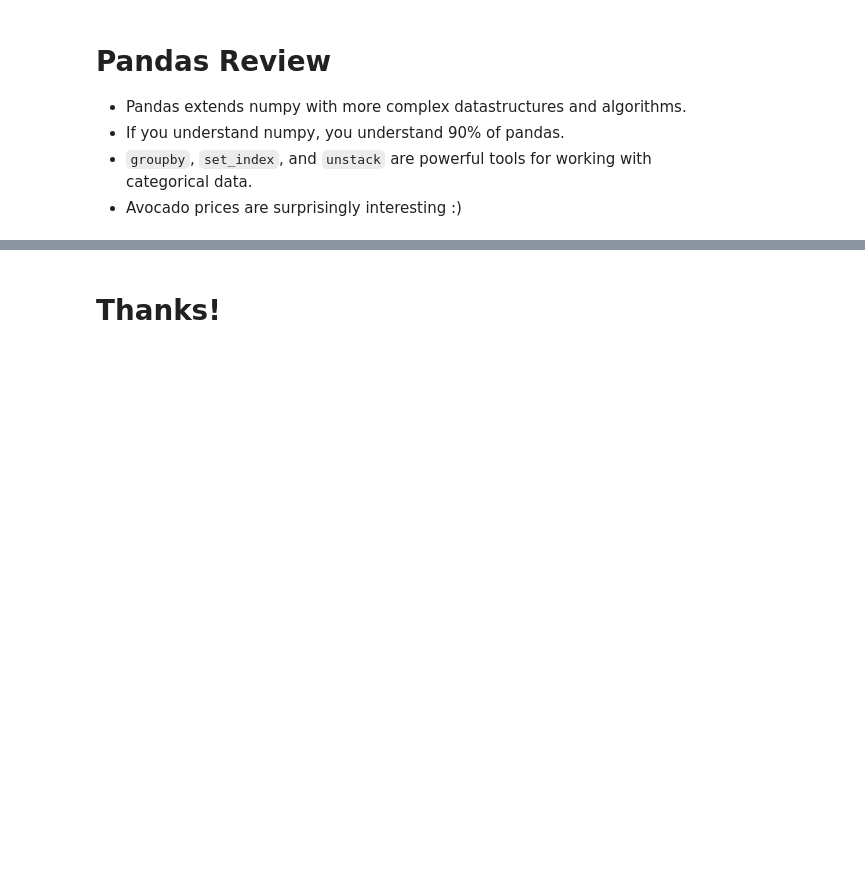
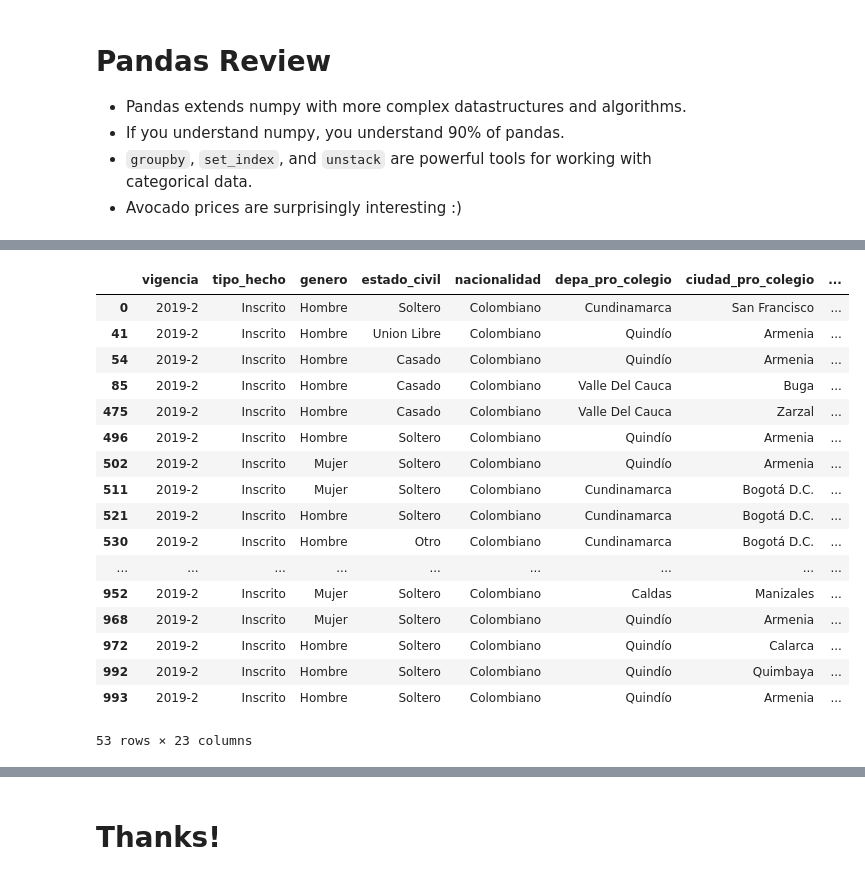
Before and after one commit to breynerciro/MetNumUN2024I, a Jupyter notebook: Lab2/bciro_Lab2.ipynb, the cells around one changed output, grey strips where cells are left out. Drawn from its saved outputs; the diff is of its cells as text; code cells hidden in the pictures; blank space fills up the shorter version.

```diff
--- a/Lab2/bciro_Lab2.ipynb
+++ b/Lab2/bciro_Lab2.ipynb
@@ -1889,0 +1914,22 @@ ax.set_xticklabels(ax.get_xticklabels(), rotation=45);
+# %%
+Ingenieros_de_Sistemas = df.loc[df['programa'] == 'Ing. de Sistemas y Computacion']
+display(Ingenieros_de_Sistemas)
+# %% [output]
+|  | vigencia | tipo_hecho | genero | estado_civil | nacionalidad | depa_pro_colegio | ciudad_pro_colegio | ... |
+| 0 | 2019-2 | Inscrito | Hombre | Soltero | Colombiano | Cundinamarca | San Francisco | ... |
+| 41 | 2019-2 | Inscrito | Hombre | Union Libre | Colombiano | Quindío | Armenia | ... |
+| 54 | 2019-2 | Inscrito | Hombre | Casado | Colombiano | Quindío | Armenia | ... |
+| 85 | 2019-2 | Inscrito | Hombre | Casado | Colombiano | Valle Del Cauca | Buga | ... |
+| 475 | 2019-2 | Inscrito | Hombre | Casado | Colombiano | Valle Del Cauca | Zarzal | ... |
+| 496 | 2019-2 | Inscrito | Hombre | Soltero | Colombiano | Quindío | Armenia | ... |
+| 502 | 2019-2 | Inscrito | Mujer | Soltero | Colombiano | Quindío | Armenia | ... |
+| 511 | 2019-2 | Inscrito | Mujer | Soltero | Colombiano | Cundinamarca | Bogotá D.C. | ... |
+| 521 | 2019-2 | Inscrito | Hombre | Soltero | Colombiano | Cundinamarca | Bogotá D.C. | ... |
+| 530 | 2019-2 | Inscrito | Hombre | Otro | Colombiano | Cundinamarca | Bogotá D.C. | ... |
+| ... | ... | ... | ... | ... | ... | ... | ... | ... |
+| 952 | 2019-2 | Inscrito | Mujer | Soltero | Colombiano | Caldas | Manizales | ... |
+| 968 | 2019-2 | Inscrito | Mujer | Soltero | Colombiano | Quindío | Armenia | ... |
+| 972 | 2019-2 | Inscrito | Hombre | Soltero | Colombiano | Quindío | Calarca | ... |
+| 992 | 2019-2 | Inscrito | Hombre | Soltero | Colombiano | Quindío | Quimbaya | ... |
+| 993 | 2019-2 | Inscrito | Hombre | Soltero | Colombiano | Quindío | Armenia | ... |
+53 rows × 23 columns
```
Also changed, not shown: parts of 6 cells of this notebook.
